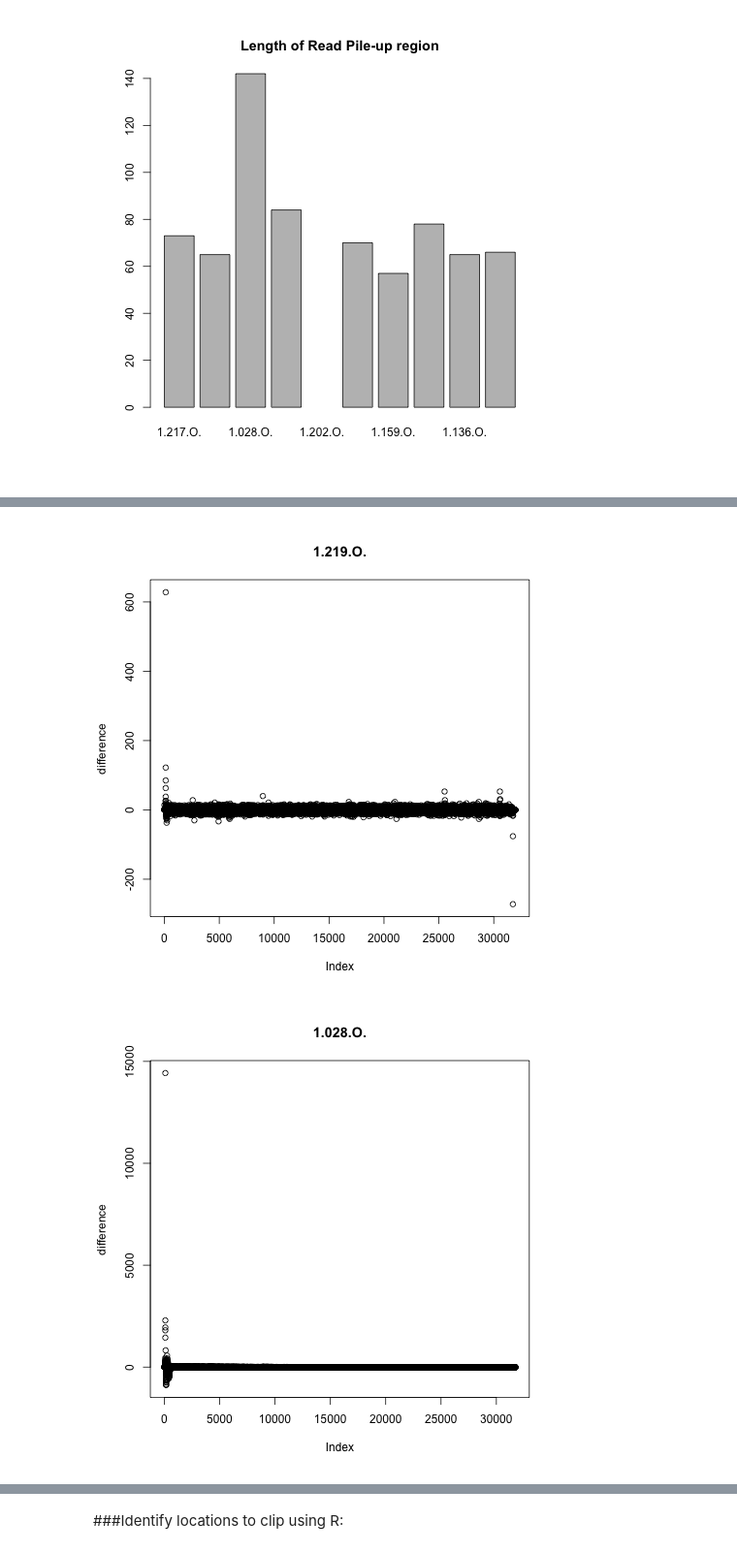
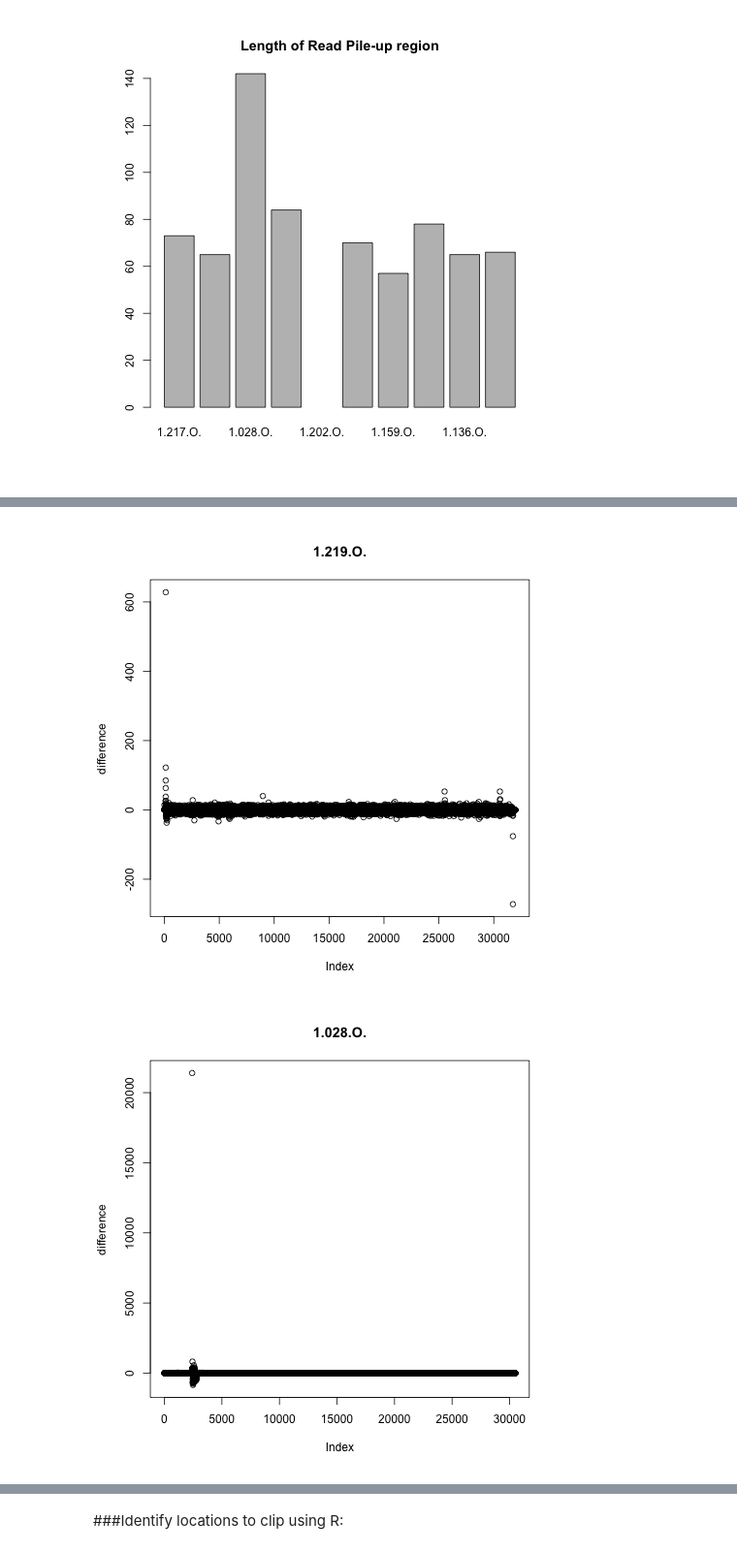
Before and after one commit to juliambrosman/nahant-genome-rearrangement, a Jupyter notebook: Group17.ipynb, the cells around one changed output, grey strips where cells are left out. Shown: that part at 97% size. Saved outputs shown, nothing was run; the diff lists cells and outputs as text; code cells hidden in the pictures.

```diff
--- a/Group17.ipynb
+++ b/Group17.ipynb
@@ -382,23 +378,23 @@ GCAAAGAAAACCCAGCATCCTAAAGCCACAATAAACTACTTAGGTCGTTACCTTAAACGTCCGCCGATTGCTGGCGCGAA
 # %%
 %%R -i group17
 
 len_min<-vector()
 region<-""
 for (item in group17){
-    if (item!="1.028.O."){
+    if (item!="1.028.O."|item!="2.159.A"){
     filename<-paste("./TentativelyFinished/",item,"s1c1.oc.genomecoverage.txt",sep="")
     }   else {
         filename<-paste(item, "directed.genomecoverage.txt", sep="")
         }
     coverage<-read.table(filename, sep="\t")
     difference<-diff(coverage$V3)
     difference<-c(0,difference)
     plot(difference, main=item)
 }
 # %% [output]
 [figure]
 [figure]
-[figure, old version]
+[figure, new version]
 [figure]
 [figure]
 [figure]
```
Also changed, not shown: parts of 24 cells of this notebook, 2 other files.
